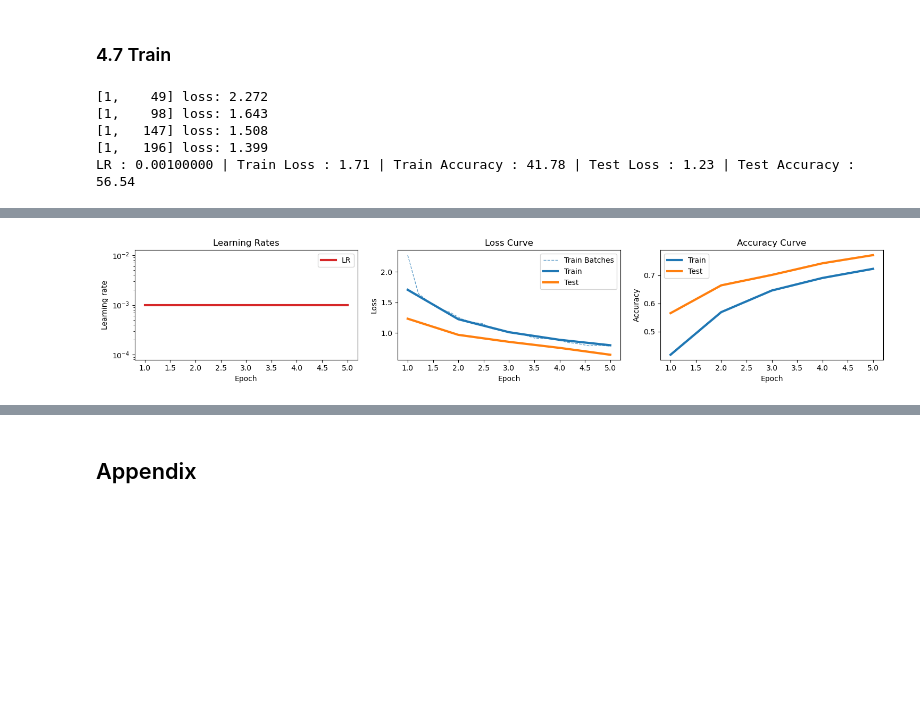
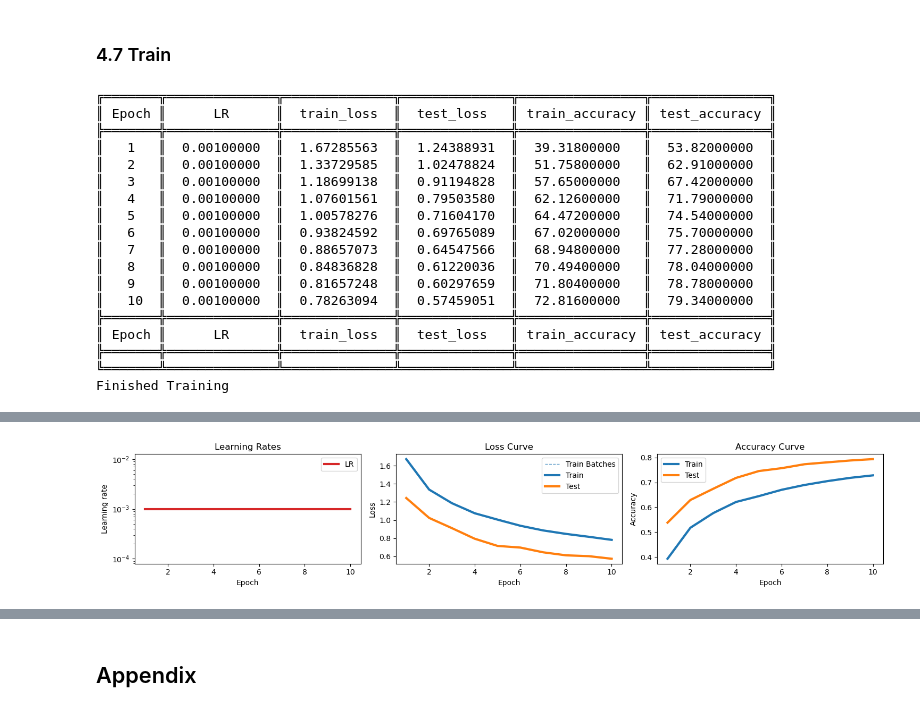
Before and after one commit to Ataago-AI/NN-Deep-Learning, a Jupyter notebook: assignment/NN_DL_Assignment_1.ipynb, the cells around one changed output, grey strips where cells are left out. Cells and saved outputs as stored; diff of their text form; code cells hidden in the pictures; blank space fills up the shorter version.

```diff
--- a/assignment/NN_DL_Assignment_1.ipynb
+++ b/assignment/NN_DL_Assignment_1.ipynb
@@ -224,7 +229,7 @@ class ConvLayer(nn.Sequential):
             #nn.Dropout(p=0.2),
             #nn.AvgPool2d(kernel_size=2, stride=2, padding=0),
             nn.MaxPool2d(kernel_size=2, stride=2, padding=1),
-            nn.Dropout2d(p=0.1),
+            nn.Dropout2d(p=0.2),
         )
 # %% [markdown]
 ### 2.2 ConvBlock
@@ -323,14 +328,14 @@ class Classifier(nn.Module):
         self.spaitial_average_pool = nn.AdaptiveAvgPool2d(output_size=(1, 1))
 
         self.mlp = nn.Sequential(
-            #nn.Linear(in_features=in_features, out_features=in_features * 2 // 3, bias=True),
-            #nn.Dropout(p=0.1),
-            #nn.ReLU(),
-            #nn.Linear(in_features=in_features * 2 // 3, out_features=in_features // 3, bias=True),
-            #nn.Dropout(p=0.1),
-            #nn.ReLU(),
-            #nn.Linear(in_features=in_features // 3, out_features=len(CLASSES), bias=True),
-            nn.Linear(in_features=in_features, out_features=out_features, bias=True),
+            nn.Linear(in_features=in_features, out_features=in_features * 2 // 3, bias=True),
+            nn.Dropout(p=0.2),
+            nn.ReLU(),
+            nn.Linear(in_features=in_features * 2 // 3, out_features=in_features // 3, bias=True),
+            nn.Dropout(p=0.2),
+            nn.ReLU(),
+            nn.Linear(in_features=in_features // 3, out_features=len(CLASSES), bias=True),
+            #nn.Linear(in_features=in_features, out_features=out_features, bias=True),
         )
 
     def forward(self, x):
@@ -694,7 +731,6 @@ def visualise_lr(scheduler, epochs = 20):
     """
     lrs_ = list()
     values = list(range(10, 0, -1)) + list(range(0, 20)) + [10]*5 + list(range(10, 0, -1)) + list(range(0, 10)) + list(range(10, 0, -1)) + list(range(0, 10)) + list(range(10, 0, -1))
-    print(values)
     for i in range(epochs):
         #for j in range(len(trainloader)):
         optimizer.step()
@@ -706,6 +742,7 @@ def visualise_lr(scheduler, epochs = 20):
     fig, ax = plt.subplots(1)
     ax.scatter(range(len(lrs_)), lrs_)
     ax.set_yscale('log')
+    ax.set(xlabel="Epoch", ylabel="LR")
     fig.show()
 
 
@@ -720,12 +757,9 @@ def init_scheduler(optimizer, lr, scheduler_name):
     schedulers["step_scheduler"] = torch.optim.lr_scheduler.StepLR(optimizer, step_size=10, gamma=0.1)
     schedulers["cyclic_scheduler"] = torch.optim.lr_scheduler.CyclicLR(optimizer, base_lr=1e-6, max_lr=1e-4, step_size_up=5, step_size_down=None, mode='triangular', gamma=1.0, scale_fn=None, scale_mode='cycle', cycle_momentum=False, base_momentum=0.8, max_momentum=0.9, last_epoch=- 1, verbose=False)
     schedulers["one_cycle_scheduler"] = torch.optim.lr_scheduler.OneCycleLR(optimizer, max_lr=1e-2, total_steps=None, epochs=20, steps_per_epoch=len(trainloader), pct_start=0.3, anneal_strategy='cos', cycle_momentum=True, base_momentum=0.85, max_momentum=0.95, div_factor=25.0, final_div_factor=10000.0, three_phase=False, last_epoch=-1, verbose=False)
-    schedulers["one_cycle_scheduler"] = torch.optim.lr_scheduler.OneCycleLR(optimizer, max_lr=1e-2, total_steps=50, )#epochs=20, steps_per_epoch=len(trainloader), )
-    #schedulers["reduce_on_plateau_scheduler"] = torch.optim.lr_scheduler.OneCycleLR(optimizer, 0.01, epochs=7, steps_per_epoch=len(trainloader))
+    schedulers["reduce_on_plateau_scheduler"] = torch.optim.lr_scheduler.ReduceLROnPlateau(optimizer, mode='min', factor=0.5, patience=3, threshold=0.0001, threshold_mode='rel', cooldown=0, min_lr=0, eps=1e-08, verbose=False)
 
-    schedulers["reduce_on_plateau_scheduler"] = torch.optim.lr_scheduler.ReduceLROnPlateau(optimizer, mode='min', factor=0.1, patience=3, threshold=0.0001, threshold_mode='rel', cooldown=0, min_lr=0, eps=1e-08, verbose=False)
-
-    #schedulers["sequential_scheduler"] = torch.optim.lr_scheduler.SequentialLR(optimizer, schedulers=[schedulers["polynomial_scheduler"], schedulers["cyclic_scheduler"]], milestones=[20])#, last_epoch=60)
+    schedulers["sequential_scheduler"] = torch.optim.lr_scheduler.SequentialLR(optimizer, schedulers=[schedulers["polynomial_scheduler"], schedulers["cyclic_scheduler"]], milestones=[20])#, last_epoch=60)
 
     optimizer.param_groups[0]['lr'] = lr
 
@@ -755,18 +788,32 @@ trainer = Trainer(
     criterion=criterion,
     optimizer=optimizer,
     scheduler=scheduler,
-    logs_per_epoch=4,
+    logs_per_epoch=None,
+    grad_clip=0.1,
     trainloader=trainloader,
     testloader=testloader,
 )
 # %% [markdown]
 ### 4.7 Train
 # %%
-trainer.train(epochs=5, use_gpu=USE_GPU, grad_clip=0.1)
+trainer.train(epochs=10, use_gpu=USE_GPU)
 trainer.plot()
 # %% [output]
-[1,    49] loss: 2.272
-[1,    98] loss: 1.643
-[1,   147] loss: 1.508
-[1,   196] loss: 1.399
-LR : 0.00100000 | Train Loss : 1.71 | Train Accuracy : 41.78 | Test Loss : 1.23 | Test Accuracy : 56.54
+╔═══════╦══════════════╦══════════════╦══════════════╦════════════════╦═══════════════╗
+║ Epoch ║      LR      ║  train_loss  ║  test_loss   ║ train_accuracy ║ test_accuracy ║
+╠═══════╬══════════════╬══════════════╬══════════════╬════════════════╬═══════════════╣
+║   1   ║  0.00100000  ║  1.67285563  ║  1.24388931  ║  39.31800000   ║  53.82000000  ║
+║   2   ║  0.00100000  ║  1.33729585  ║  1.02478824  ║  51.75800000   ║  62.91000000  ║
+║   3   ║  0.00100000  ║  1.18699138  ║  0.91194828  ║  57.65000000   ║  67.42000000  ║
+║   4   ║  0.00100000  ║  1.07601561  ║  0.79503580  ║  62.12600000   ║  71.79000000  ║
+║   5   ║  0.00100000  ║  1.00578276  ║  0.71604170  ║  64.47200000   ║  74.54000000  ║
+║   6   ║  0.00100000  ║  0.93824592  ║  0.69765089  ║  67.02000000   ║  75.70000000  ║
+║   7   ║  0.00100000  ║  0.88657073  ║  0.64547566  ║  68.94800000   ║  77.28000000  ║
+║   8   ║  0.00100000  ║  0.84836828  ║  0.61220036  ║  70.49400000   ║  78.04000000  ║
+║   9   ║  0.00100000  ║  0.81657248  ║  0.60297659  ║  71.80400000   ║  78.78000000  ║
+║   10  ║  0.00100000  ║  0.78263094  ║  0.57459051  ║  72.81600000   ║  79.34000000  ║
+╠═══════╬══════════════╬══════════════╬══════════════╬════════════════╬═══════════════╣
+║ Epoch ║      LR      ║  train_loss  ║  test_loss   ║ train_accuracy ║ test_accuracy ║
+╠═══════╬══════════════╬══════════════╬══════════════╬════════════════╬═══════════════╣
+╚═══════╩══════════════╩══════════════╩══════════════╩════════════════╩═══════════════╝
+Finished Training
@@ -794,2 +820,2 @@ Finished Training
-[figure, old version]
+[figure, new version]
 # %%
```
Also changed, not shown: parts of 19 cells of this notebook.
